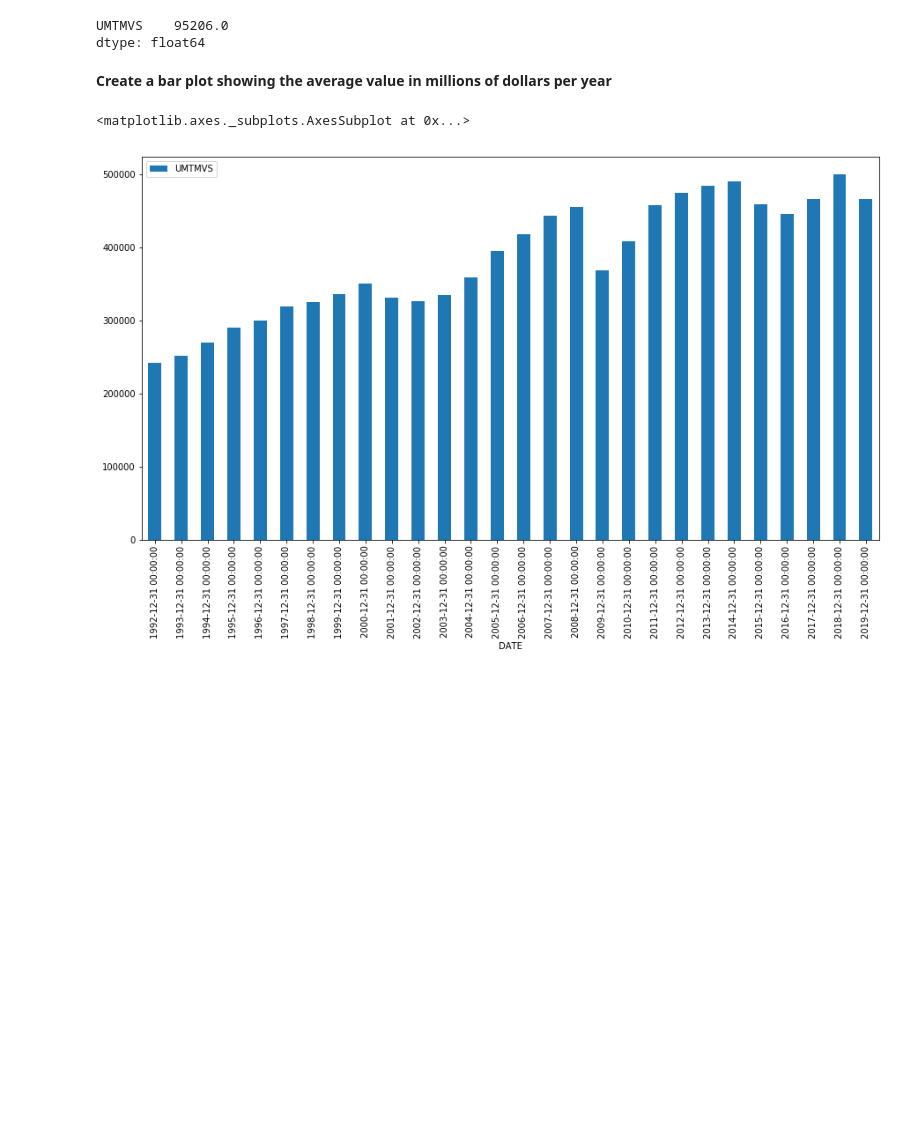
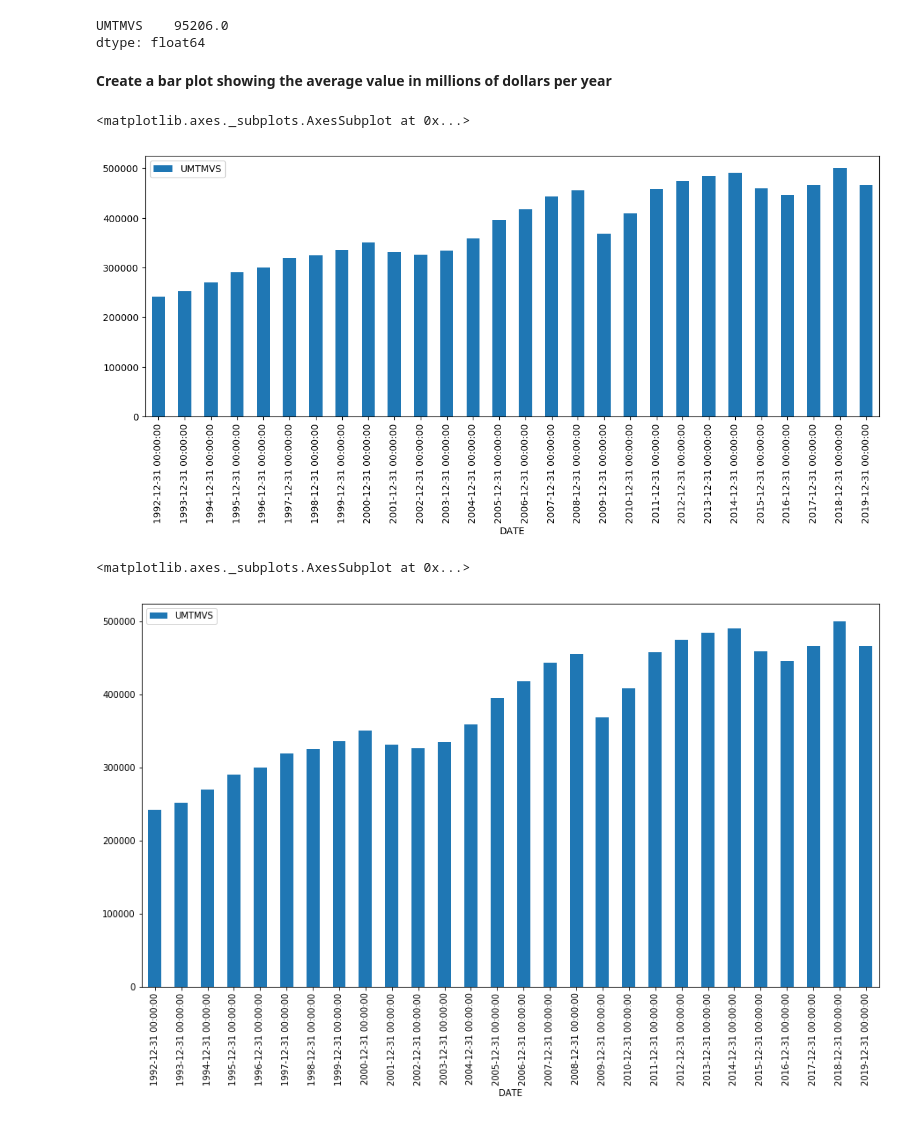
Before and after one commit to BrunoMonti/-Re-Training, a Jupyter notebook: Udemy/Python for Time Series Data Analysis/Time Series with Pandas.ipynb, the cells around one changed output. Cells and saved outputs as stored; diff of their text form; code cells hidden in the pictures; blank space fills up the shorter version.

```diff
--- a/Udemy/Python for Time Series Data Analysis/Time Series with Pandas.ipynb
+++ b/Udemy/Python for Time Series Data Analysis/Time Series with Pandas.ipynb
@@ -876,6 +972,11 @@ dtype: float64
 **Create a bar plot showing the average value in millions of dollars per year**
 # %%
 # CODE HERE
+#df.resample('Y').mean().plot.bar()
+df.resample('Y').mean().plot.bar(figsize=(14,5))
+# %% [output]
+<matplotlib.axes._subplots.AxesSubplot at 0x...>
+[figure, added]
 # %%
 # %% [output]
 <matplotlib.axes._subplots.AxesSubplot at 0x...>
```
Also changed, not shown: parts of 25 cells of this notebook, 1 other file.
